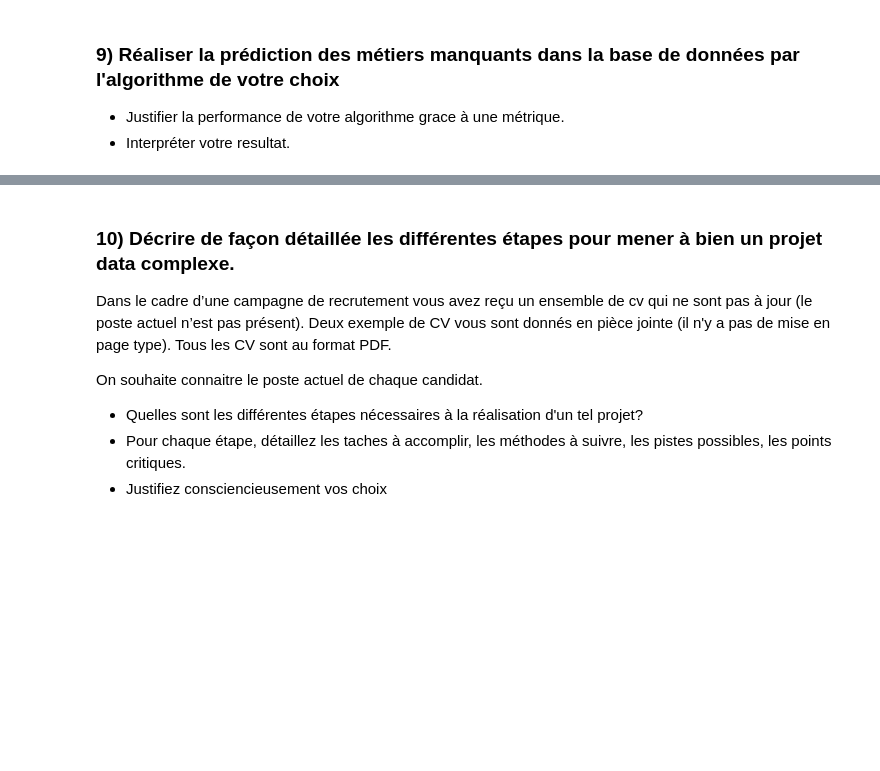
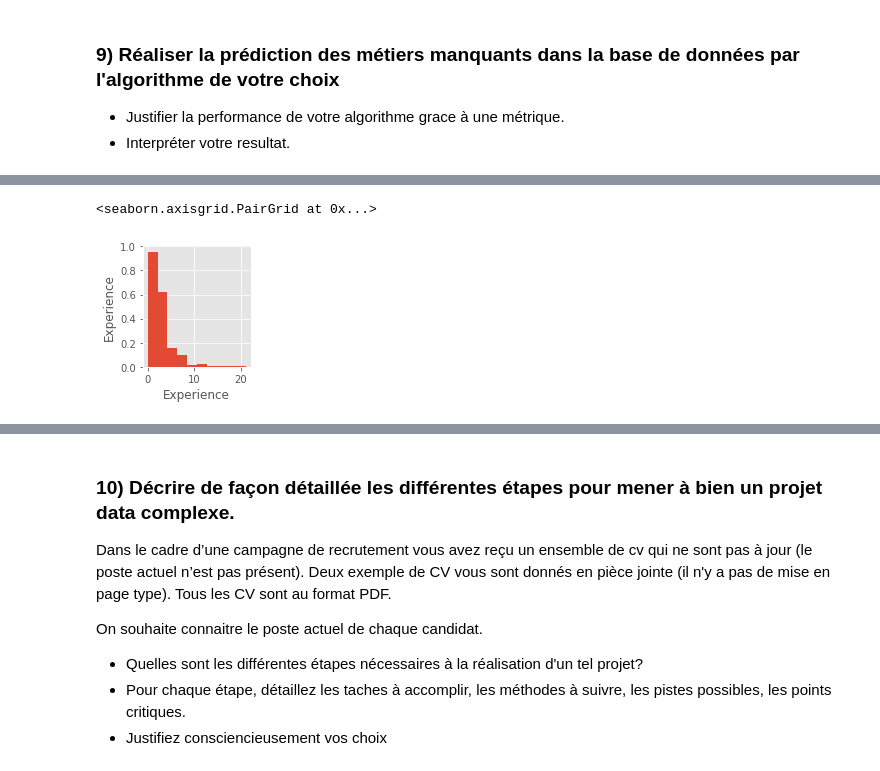
Before and after one commit to emathian/Clustering_Classification_JN, a Jupyter notebook: Test_Technique_ML.ipynb, the cells around one changed output, grey strips where cells are left out. Cells and saved outputs as stored; diff of their text form; code cells hidden in the pictures; blank space fills up the shorter version.

```diff
--- a/Test_Technique_ML.ipynb
+++ b/Test_Technique_ML.ipynb
@@ -240,0 +276,15 @@ Text(0.5, 1.0, "Représentation du nombre d'année d'expérience par métier")
+# %%
+df2 = df
+df2['Entreprise'] = df.Entreprise.astype('category')
+df2['Metier'] = df.Metier.astype('category')
+df2['Technologies'] = df.Technologies.astype('category')
+df2['Ville'] = df.Ville.astype('category')
+
+
+
+
+df2.dtypes
+sb.pairplot(df2)
+# %% [output]
+<seaborn.axisgrid.PairGrid at 0x...>
+[figure, added]
```
Also changed, not shown: parts of 24 cells of this notebook.
